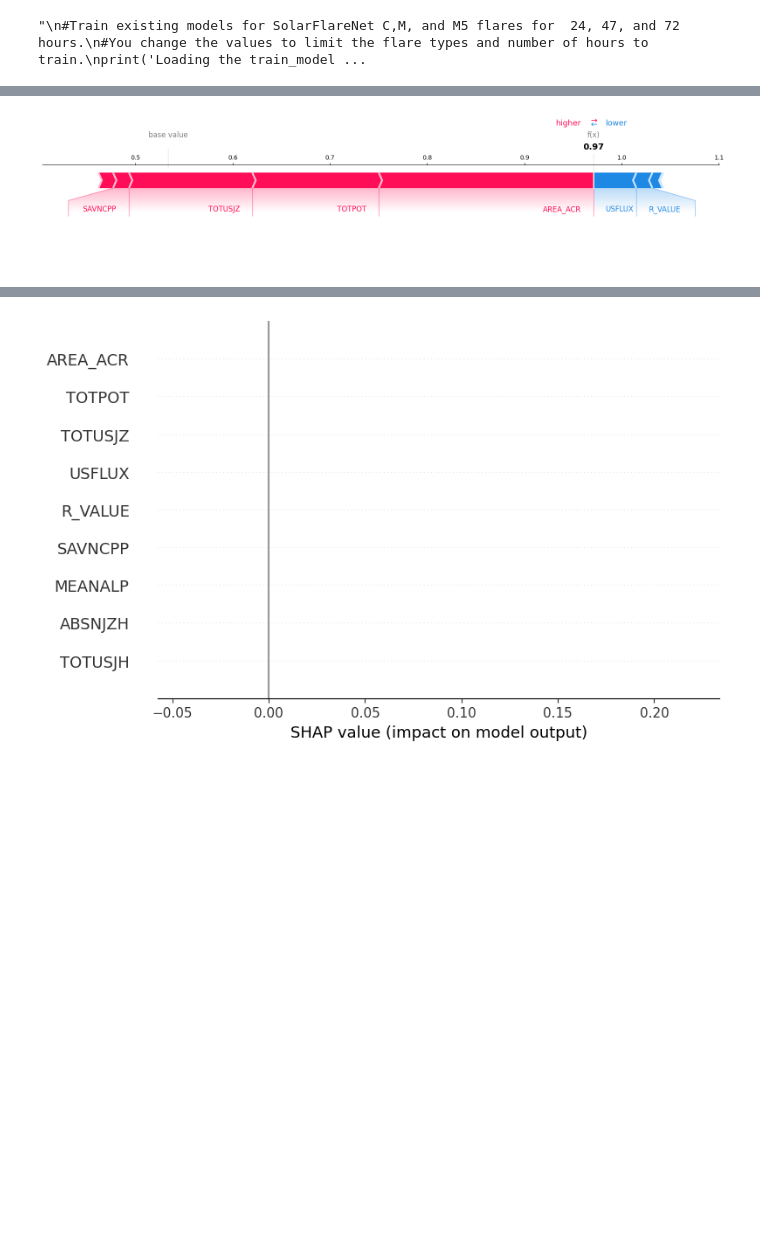
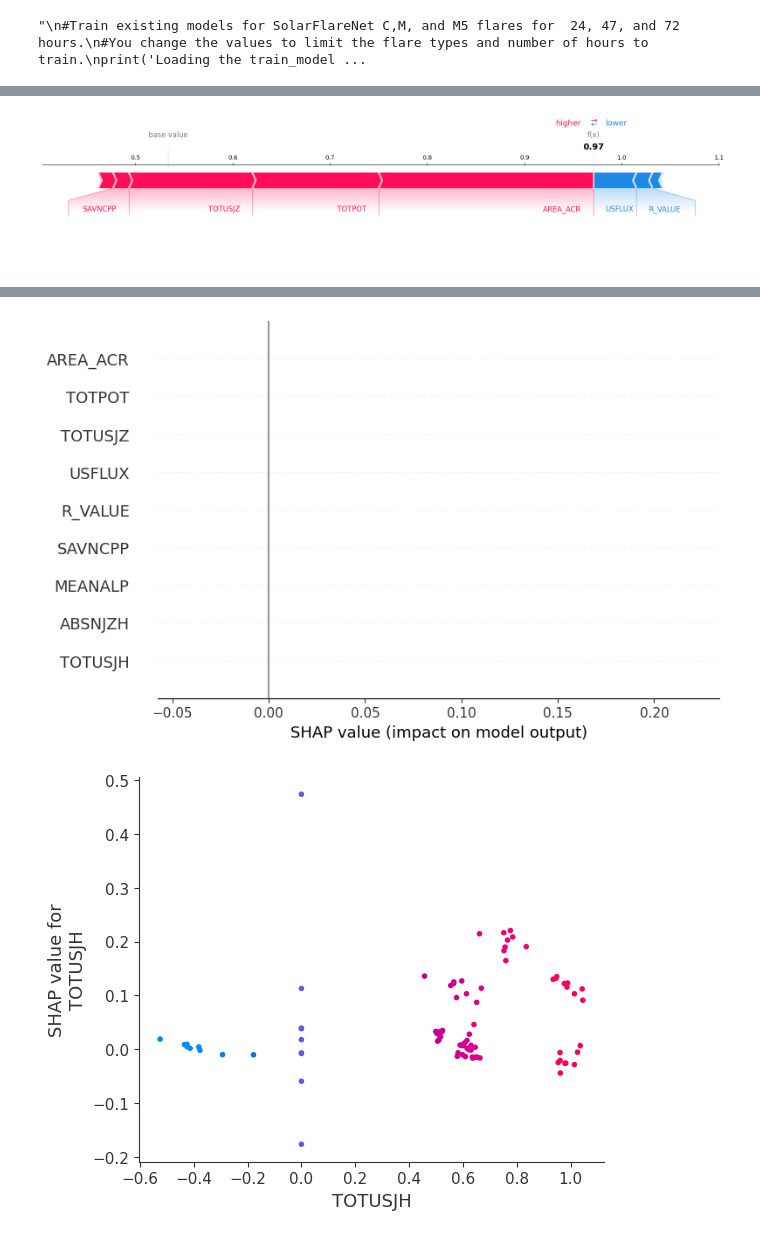
Before and after one commit to vinay-ram1999/SolarFlareNet, a Jupyter notebook: SolarFlareNet_Interpret.ipynb, the cells around one changed output, grey strips where cells are left out. Cells and saved outputs as stored; diff of their text form; code cells hidden in the pictures; blank space fills up the shorter version.

Commit message:
added dependence plot in SHAP;

```diff
--- a/SolarFlareNet_Interpret.ipynb
+++ b/SolarFlareNet_Interpret.ipynb
@@ -182,13 +182,13 @@ for time_window in Window:
                 explainer = DeepExplainer(model_mask, X_train)
                 expected_value = explainer.expected_value[0]
                 shap_values = explainer.shap_values(X_test[(instance-10):instance], check_additivity=False)[0]
-                #shap_values = np.ndarray.flatten(shap_values)
                 shap.initjs()
                 shap.decision_plot(expected_value, shap_values[0], feature_names)
                 shap.force_plot(expected_value, shap_values[0], feature_names=feature_names, matplotlib=True)
                 shap.summary_plot(shap_values[0], feature_names, plot_type="bar")
                 shap.summary_plot(shap_values[0], feature_names, plot_type="dot")
                 shap.summary_plot(shap_values[0], feature_names, plot_type="violin")
+                shap.dependence_plot(0, shap_values, X_test[(instance-10):instance], feature_names=feature_names)
             elif tool == "PDP":
                 tool_fn(tool)
                 X_train_df = pd.DataFrame(np.squeeze(X_train), columns=feature_names)
@@ -219,14 +219,15 @@ Tensorflow bakcend version: 2.14.0
 
 
 Interpreting using SHAP method
 None
 None
 [interactive output not drawn]
 [figure]
 [figure]
 [figure]
 [figure]
 [figure]
+[figure, added]
 # %%
 print(final_ranking)
 print(ranking)
```
Also changed, not shown: parts of 1 cell of this notebook.
